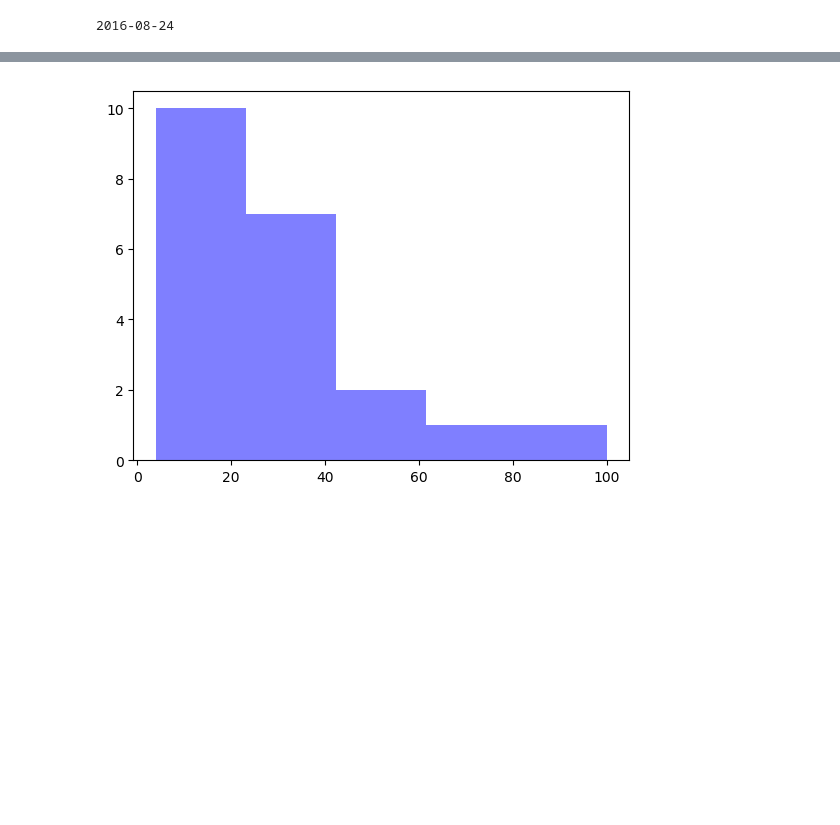
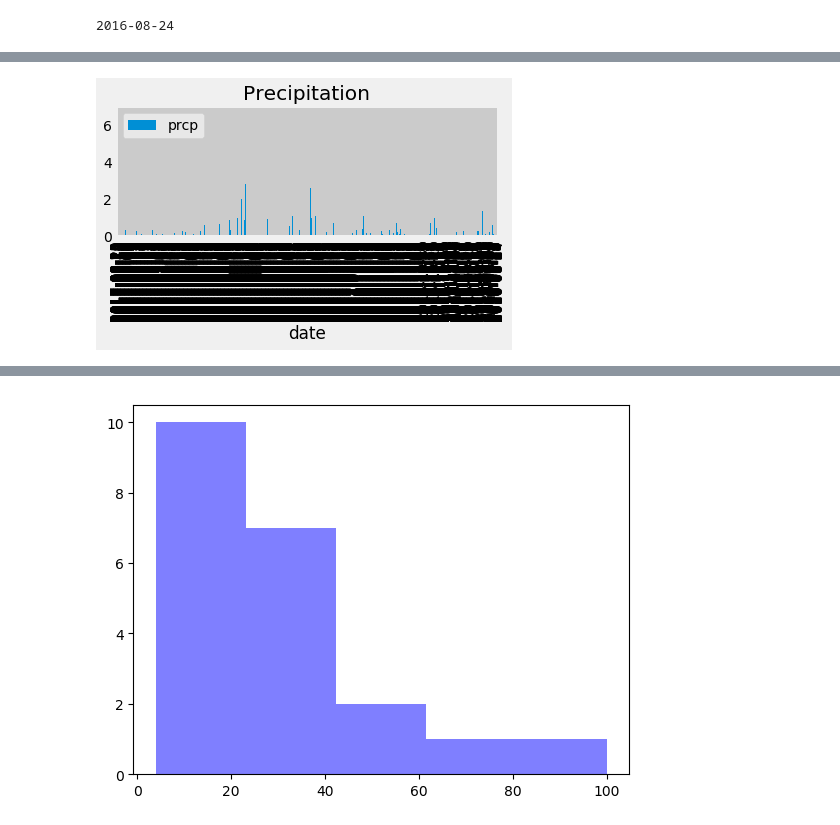
Before and after one commit to lisatian8/advanced-data-storage-challenge, a Jupyter notebook: climate_starter.ipynb, the cells around one changed output, grey strips where cells are left out. Saved outputs shown, nothing was run; the diff lists cells and outputs as text; code cells hidden in the pictures; blank space fills up the shorter version.

```diff
--- a/climate_starter.ipynb
+++ b/climate_starter.ipynb
@@ -143,0 +169,25 @@ plt.show()
+# %%
+#test, test. test
+### Retrieve from Measurement Table
+### Measurement.date and prcp in last 12 months
+measurementDatePrcpResults_3 = session.query(Measurement.date, Measurement.prcp).\
+filter(Measurement.date >= queryDate).filter(Measurement.prcp >= 0).order_by(Measurement.date).all()
+#print(f'{measurementDatePrcpResults}')
+
+df_measurementDatePrcpResults_3 = pd.DataFrame(measurementDatePrcpResults_3, columns=['date', 'prcp'])
+
+df_measurementDatePrcpResults_3.set_index('date', inplace=True, )
+df_measurementDatePrcpResults_3.head(10)
+
+
+### Plot using Pandas
+
+
+###
+###
+# Plot the dataframe as a horizontal bar chart using pandas plotting
+df_measurementDatePrcpResults_3.iloc[::-1].plot.bar(title="Precipitation")
+plt.tight_layout()
+plt.show()
+# %% [output]
+[figure, added]
```
Also changed, not shown: parts of 9 cells of this notebook.
